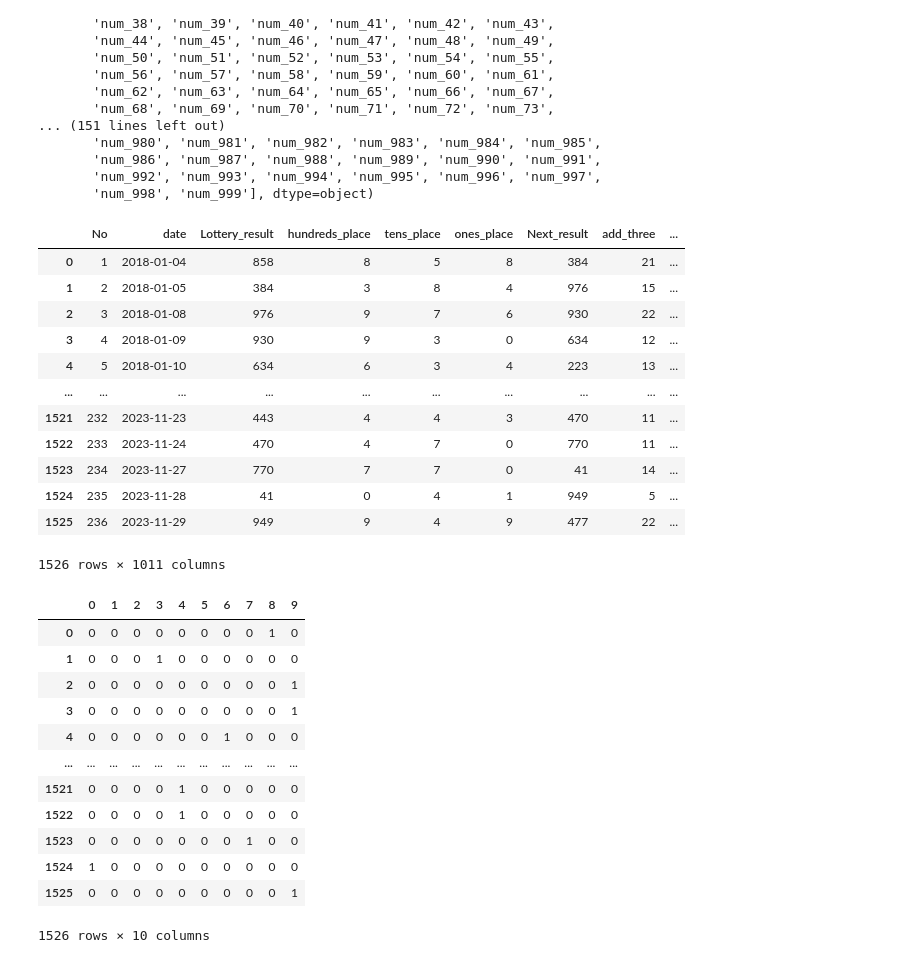
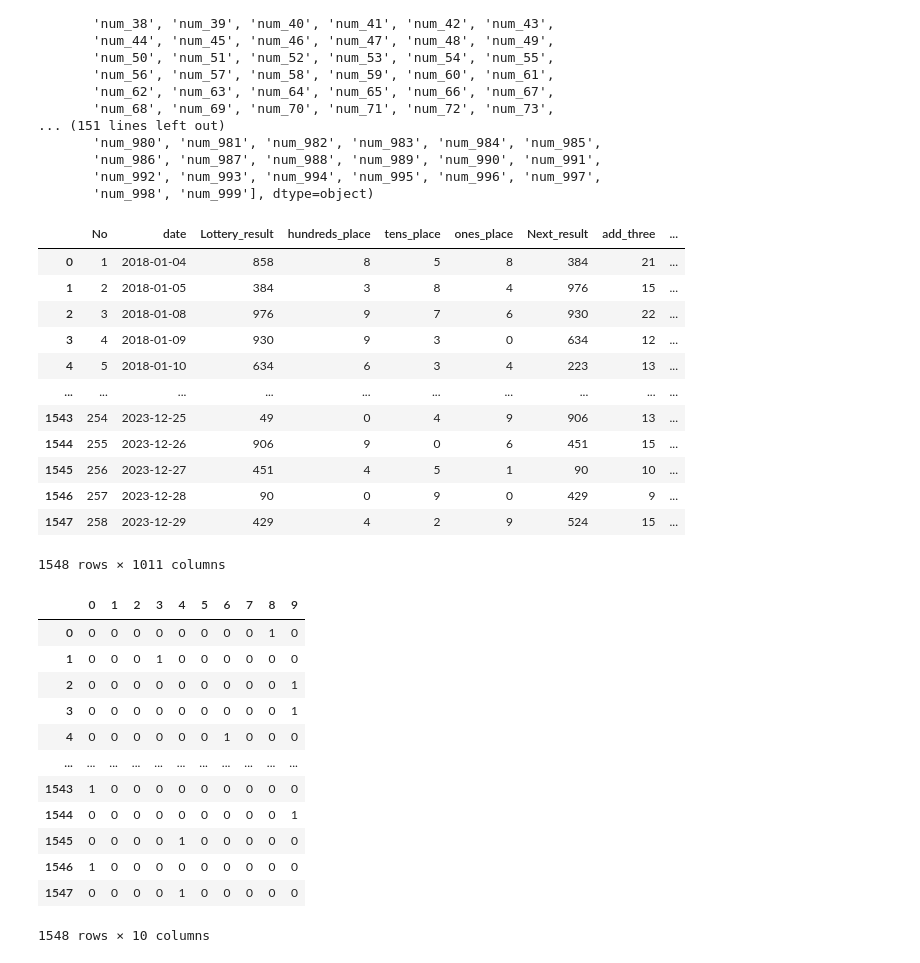
Before and after one commit to yyoshikun/workdir, a Jupyter notebook: Num_3_challenge_5.ipynb, the cells around one changed output. Drawn from its saved outputs; the diff is of its cells as text; code cells hidden in the pictures.

```diff
--- a/Num_3_challenge_5.ipynb
+++ b/Num_3_challenge_5.ipynb
@@ -290,7 +292,7 @@ df_add
 # %%
 #019 元データとadd_three結合
-Num_3_2018_2022 = pd.concat([Num_3_2018_2022, df_add], axis=1)
-Num_3_2018_2022
+Num_3_2018_2023 = pd.concat([Num_3_2018_2023, df_add], axis=1)
+Num_3_2018_2023
 # %% [output]
 |  | No | date | Lottery_result | hundreds_place | tens_place | ones_place | Next_result | add_three |
 | 0 | 1 | 2018-01-04 | 858 | 8 | 5 | 8 | 384 | 21 |
@@ -308,9 +310,9 @@ Num_3_2018_2022
 # %%
 #020 曜日変数を取得
-Num_3_2018_2022['day_of_week']=Num_3_2018_2022['date'].dt.day_of_week
+Num_3_2018_2023['day_of_week']=Num_3_2018_2023['date'].dt.day_of_week
 # Num_3_2018_2022['day_name']=Num_3_2018_2022['date'].dt.day_name() #曜日名
 # Num_3_2018_2022['year']=Num_3_2018_2022['date'].dt.year
-Num_3_2018_2022
+Num_3_2018_2023
 # %% [output]
 |  | No | date | Lottery_result | hundreds_place | tens_place | ones_place | Next_result | add_three | ... |
 | 0 | 1 | 2018-01-04 | 858 | 8 | 5 | 8 | 384 | 21 | ... |
@@ -352,9 +354,9 @@ Num_3_2018_2022.describe()
 # sns.pairplot(Num_3_2018_2022)
 # %%
 #024 曜日と曜日の変数と年を取得
-Num_3_2018_2022['day_name']=Num_3_2018_2022['date'].dt.day_name() #曜日名
-Num_3_2018_2022['year']=Num_3_2018_2022['date'].dt.year
-Num_3_2018_2022
+Num_3_2018_2023['day_name']=Num_3_2018_2023['date'].dt.day_name() #曜日名
+Num_3_2018_2023['year']=Num_3_2018_2023['date'].dt.year
+Num_3_2018_2023
 # %% [output]
 |  | No | date | Lottery_result | hundreds_place | tens_place | ones_place | Next_result | add_three | ... |
 | 0 | 1 | 2018-01-04 | 858 | 8 | 5 | 8 | 384 | 21 | ... |
@@ -550,8 +555,8 @@ df=range(0,1000,1)
 # Num_list=pd.DataFrame(columns=df,dtype='int')
 Num_list=df
 enc=OneHotEncoder(categories=[Num_list],sparse=False)
-Num_d=enc.fit_transform(Num_3_2018_2022[['Lottery_result']])
-df_Num=pd.DataFrame(Num_d,index=Num_3_2018_2022.index,columns=Num_list,dtype='int')
+Num_d=enc.fit_transform(Num_3_2018_2023[['Lottery_result']])
+df_Num=pd.DataFrame(Num_d,index=Num_3_2018_2023.index,columns=Num_list,dtype='int')
 df_Num
 # %% [output]
 |  | 0 | 1 | 2 | 3 | 4 | 5 | 6 | 7 | 8 | 9 | ... | ... |
@@ -662,28 +667,28 @@ array(['num_0', 'num_1', 'num_2', 'num_3', 'num_4', 'num_5', 'num_6',
        'num_998', 'num_999'], dtype=object)
 # %%
 #032 元データとNumberダミー変数を結合
-Num_3_2018_2022 = pd.concat([Num_3_2018_2022, df_Num], axis=1)
-Num_3_2018_2022
+Num_3_2018_2023 = pd.concat([Num_3_2018_2023, df_Num], axis=1)
+Num_3_2018_2023
 # %% [output]
 |  | No | date | Lottery_result | hundreds_place | tens_place | ones_place | Next_result | add_three | ... |
 | 0 | 1 | 2018-01-04 | 858 | 8 | 5 | 8 | 384 | 21 | ... |
 | 1 | 2 | 2018-01-05 | 384 | 3 | 8 | 4 | 976 | 15 | ... |
 | 2 | 3 | 2018-01-08 | 976 | 9 | 7 | 6 | 930 | 22 | ... |
 | 3 | 4 | 2018-01-09 | 930 | 9 | 3 | 0 | 634 | 12 | ... |
 | 4 | 5 | 2018-01-10 | 634 | 6 | 3 | 4 | 223 | 13 | ... |
 | ... | ... | ... | ... | ... | ... | ... | ... | ... | ... |
-| 1521 | 232 | 2023-11-23 | 443 | 4 | 4 | 3 | 470 | 11 | ... |
-| 1522 | 233 | 2023-11-24 | 470 | 4 | 7 | 0 | 770 | 11 | ... |
-| 1523 | 234 | 2023-11-27 | 770 | 7 | 7 | 0 | 41 | 14 | ... |
-| 1524 | 235 | 2023-11-28 | 41 | 0 | 4 | 1 | 949 | 5 | ... |
-| 1525 | 236 | 2023-11-29 | 949 | 9 | 4 | 9 | 477 | 22 | ... |
+| 1543 | 254 | 2023-12-25 | 49 | 0 | 4 | 9 | 906 | 13 | ... |
+| 1544 | 255 | 2023-12-26 | 906 | 9 | 0 | 6 | 451 | 15 | ... |
+| 1545 | 256 | 2023-12-27 | 451 | 4 | 5 | 1 | 90 | 10 | ... |
+| 1546 | 257 | 2023-12-28 | 90 | 0 | 9 | 0 | 429 | 9 | ... |
+| 1547 | 258 | 2023-12-29 | 429 | 4 | 2 | 9 | 524 | 15 | ... |
-1526 rows × 1011 columns
+1548 rows × 1011 columns
 # %%
 #033 hundreds_placeのダミー変数化
 hundreds_place_list=['0','1','2','3','4','5','6','7','8','9']
 enc=OneHotEncoder(categories=[hundreds_place_list],sparse=False)
-hundreds_place_d=enc.fit_transform(Num_3_2018_2022[['hundreds_place']])
-df_hundreds_place_d=pd.DataFrame(hundreds_place_d,index=Num_3_2018_2022.index,columns=hundreds_place_list,dtype='int')
+hundreds_place_d=enc.fit_transform(Num_3_2018_2023[['hundreds_place']])
+df_hundreds_place_d=pd.DataFrame(hundreds_place_d,index=Num_3_2018_2023.index,columns=hundreds_place_list,dtype='int')
 df_hundreds_place_d
 # %% [output]
 |  | 0 | 1 | 2 | 3 | 4 | 5 | 6 | 7 | 8 | 9 |
@@ -693,12 +698,12 @@ df_hundreds_place_d
 | 3 | 0 | 0 | 0 | 0 | 0 | 0 | 0 | 0 | 0 | 1 |
 | 4 | 0 | 0 | 0 | 0 | 0 | 0 | 1 | 0 | 0 | 0 |
 | ... | ... | ... | ... | ... | ... | ... | ... | ... | ... | ... |
-| 1521 | 0 | 0 | 0 | 0 | 1 | 0 | 0 | 0 | 0 | 0 |
-| 1522 | 0 | 0 | 0 | 0 | 1 | 0 | 0 | 0 | 0 | 0 |
-| 1523 | 0 | 0 | 0 | 0 | 0 | 0 | 0 | 1 | 0 | 0 |
-| 1524 | 1 | 0 | 0 | 0 | 0 | 0 | 0 | 0 | 0 | 0 |
-| 1525 | 0 | 0 | 0 | 0 | 0 | 0 | 0 | 0 | 0 | 1 |
+| 1543 | 1 | 0 | 0 | 0 | 0 | 0 | 0 | 0 | 0 | 0 |
+| 1544 | 0 | 0 | 0 | 0 | 0 | 0 | 0 | 0 | 0 | 1 |
+| 1545 | 0 | 0 | 0 | 0 | 1 | 0 | 0 | 0 | 0 | 0 |
+| 1546 | 1 | 0 | 0 | 0 | 0 | 0 | 0 | 0 | 0 | 0 |
+| 1547 | 0 | 0 | 0 | 0 | 1 | 0 | 0 | 0 | 0 | 0 |
-1526 rows × 10 columns
+1548 rows × 10 columns
 # %%
 #034 hundreds_placeのダミー変数列名の変更
 df_hundreds_place_d=df_hundreds_place_d.rename(columns={'0':'h_0','1':'h_1','2':'h_2','3':'h_3','4':'h_4','5':'h_5','6':'h_6','7':'h_7','8':'h_8','9':'h_9'})
```
Also changed, not shown: parts of 61 cells of this notebook, 12 other files.
